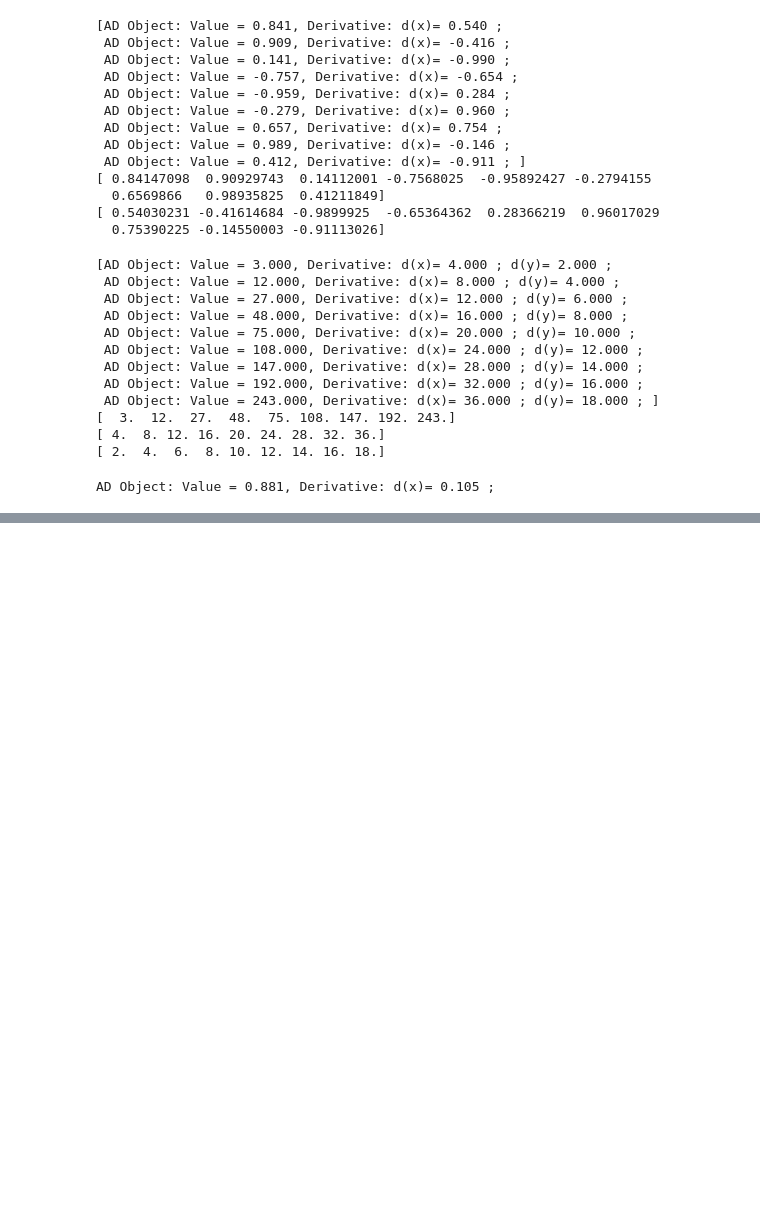
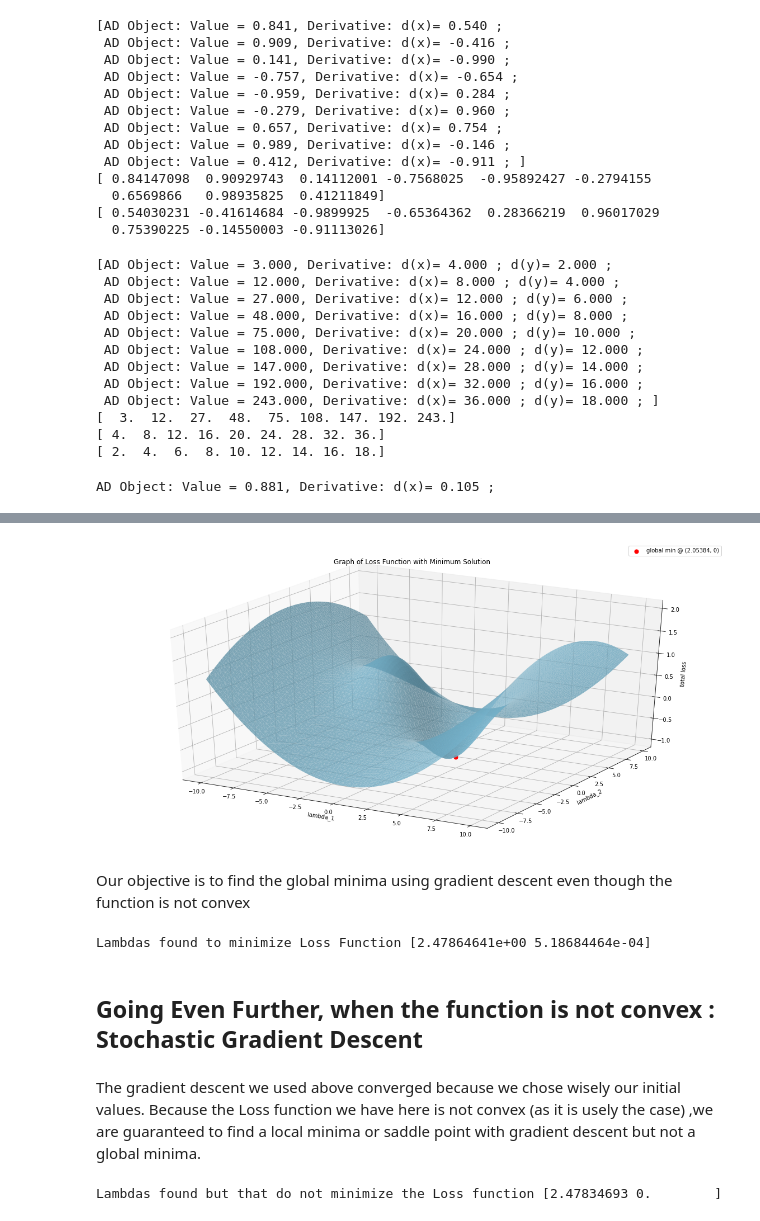
Before and after one commit to shujian-zhu/cs207-FinalProject, a Jupyter notebook: demo/demo.ipynb, the cells around one changed output, grey strips where cells are left out. Saved outputs shown, nothing was run; the diff lists cells and outputs as text; code cells hidden in the pictures; blank space fills up the shorter version.

```diff
--- a/demo/demo.ipynb
+++ b/demo/demo.ipynb
@@ -231,0 +343,46 @@ AD Object: Value = 0.881, Derivative: d(x)= 0.105 ;
+# %%
+from mpl_toolkits.mplot3d import Axes3D
+#cover the domain of the pdf with a grid and get the coordinates of the grid vertices
+delta = 0.25
+l1 = np.arange(-10, 10, delta)
+l2 = np.arange(-10, 10, delta)
+l1, l2 = np.meshgrid(l1, l2)
+
+loss = L(l1, l2, x, y)
+
+fig = plt.figure(figsize=(20, 10))
+
+#plot 3D suface of pdf in R^3
+ax2 = fig.add_subplot(111, projection='3d')
+ax2.plot_trisurf(l1.flatten(), l2.flatten(), loss.flatten(), linewidth=0.2, antialiased=True, color='skyblue', alpha=0.8)
+ax2.scatter([2.45], [0], [L(2.45, 0, x, y)], color='red', s=50, label='global min @ (2.05384, 0)')
+ax2.set_xlabel('lambda_1')
+ax2.set_ylabel('lambda_2')
+ax2.set_zlabel('total loss')
+ax2.set_title('Graph of Loss Function with Minimum Solution')
+ax2.legend(loc='best')
+
+plt.show()
+# %% [output]
+[figure, added]
+# %% [markdown]
+Our objective is to find the global minima using gradient descent even though the function is not convex
+# %%
+Loss_function = lambda l1, l2:L(l1, l2, x, y)
+
+init_value=[2,2]
+optim_lambdas,grad_optim,history_GD,grad_norms_GD=rt.gradient_descent(Loss_function, init_value, step_size=0.01, precision=1e-4, max_steps=1e6, history=True)
+
+print("Lambdas found to minimize Loss Function",optim_lambdas)
+# %% [output]
+Lambdas found to minimize Loss Function [2.47864641e+00 5.18684464e-04]
+# %% [markdown]
+## Going Even Further, when the function is not convex : Stochastic Gradient Descent
+# %% [markdown]
+The gradient descent we used above converged because we chose wisely our initial values. Because the Loss function we have here is not convex (as it is usely the case) ,we are guaranteed to find a local minima or saddle point with gradient descent but not a global minima.
+# %%
+init_value=[0,0]
+non_optim_lambdas,non_grad_optim,history_GD,grad_norms_GD=rt.gradient_descent(Loss_function, init_value, step_size=0.01, precision=1e-4, max_steps=1e4, history=True)
+print("Lambdas found but that do not minimize the Loss function",non_optim_lambdas)
+# %% [output]
+Lambdas found but that do not minimize the Loss function [2.47834693 0.        ]
```
Also changed, not shown: parts of 18 cells of this notebook, 2 other files.
